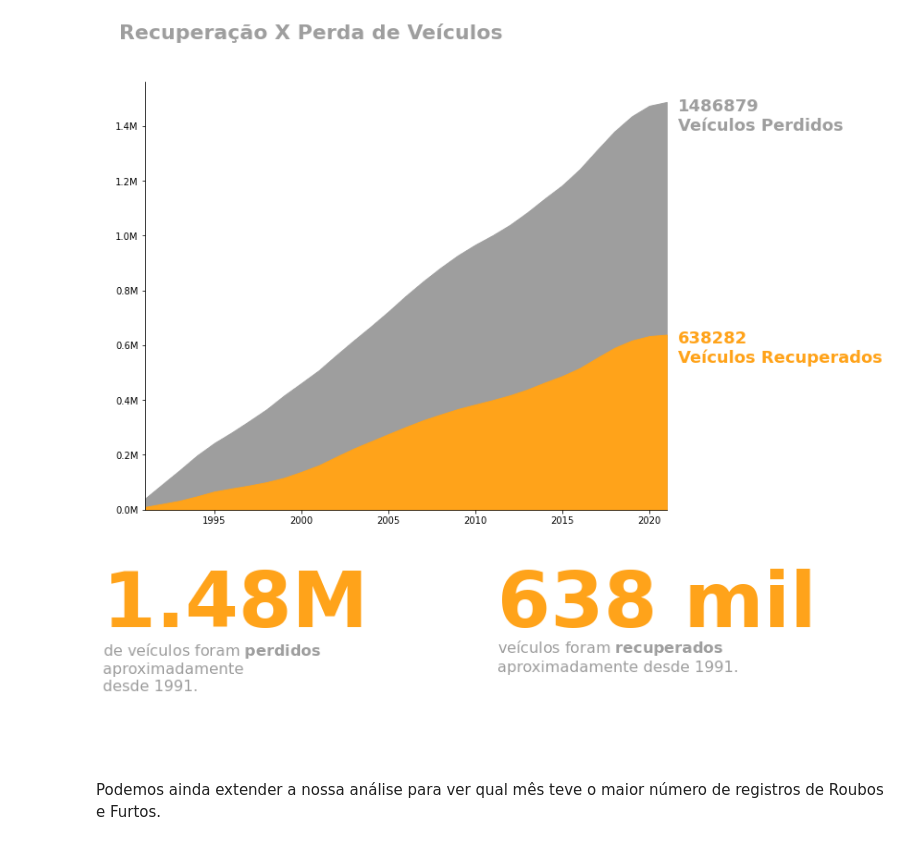
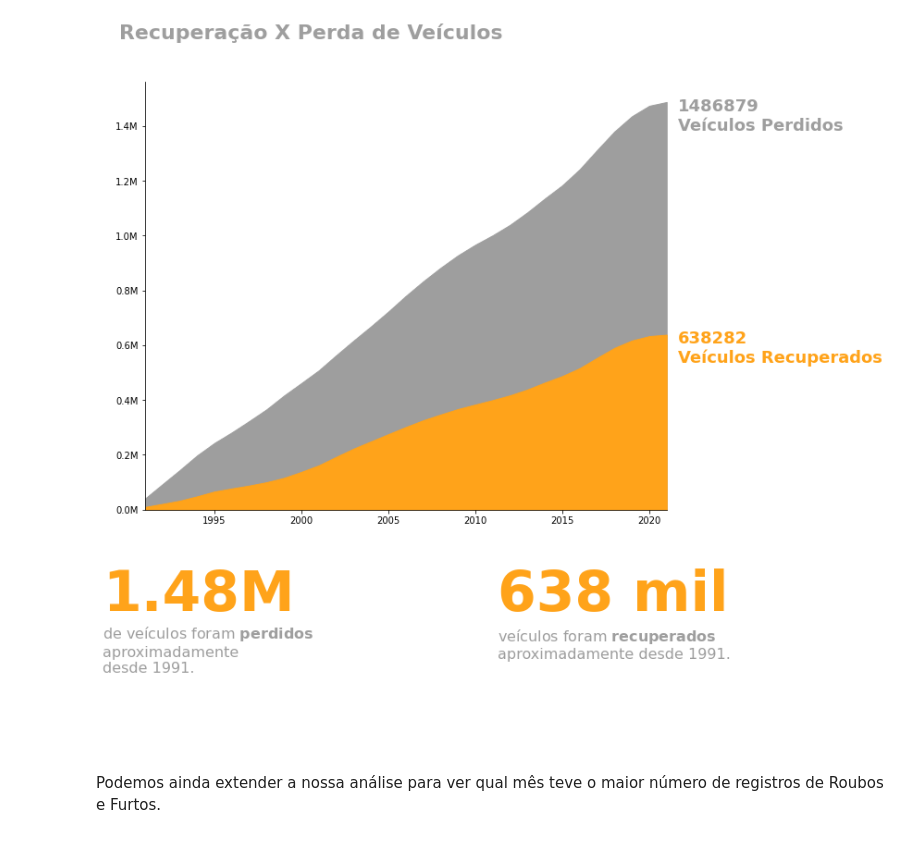
Before and after one commit to roberto-paixao/Analise_Violencia_do_Rio, a Jupyter notebook: Analisando_a_Violência_no_Rio_de_Janeiro.ipynb, the cells around one changed output. Drawn from its saved outputs; the diff is of its cells as text; code cells hidden in the pictures.

```diff
--- a/Analisando_a_Violência_no_Rio_de_Janeiro.ipynb
+++ b/Analisando_a_Violência_no_Rio_de_Janeiro.ipynb
@@ -838,23 +843,23 @@ plt.tight_layout()
 # %%
 fig, ax = plt.subplots(1,2 ,figsize=(12,3))
 
 
-ax[0].text(0.0, 1, s=f'1.48M', size=80, color=LARANJA, fontweight='bold')
-ax[0].text(0.0, 0.500, s='de veículos foram $\\bf{perdidos}$\naproximadamente\ndesde 1991.', size=16, color=CINZA)
+ax[0].text(0.0, 1, s=f'1.48M', size=60, color=LARANJA, fontweight='bold')
+ax[0].text(0.0, 0.550, s='de veículos foram $\\bf{perdidos}$\naproximadamente\ndesde 1991.', size=16, color=CINZA)
 
-ax[1].text(0.0, 1, s='638 mil', size=80, color=LARANJA, fontweight='bold')
+ax[1].text(0.0, 1, s='638 mil', size=60, color=LARANJA, fontweight='bold')
 ax[1].text(0.0, 0.650, s='veículos foram $\\bf{recuperados}$\naproximadamente desde 1991.', size=16, color=CINZA)
 
 ax[0].xaxis.set_visible(False)
 ax[0].yaxis.set_visible(False)
 ax[1].xaxis.set_visible(False)
 ax[1].yaxis.set_visible(False)
 
 sns.despine(left=True, bottom=True)
 
 plt.tight_layout()
 # %% [output]
-[figure, old version]
+[figure, new version]
 # %% [markdown]
 Podemos ainda extender a nossa análise para ver qual mês teve o maior número de registros de Roubos e Furtos.
 # %%
```
Also changed, not shown: parts of 12 cells of this notebook.
